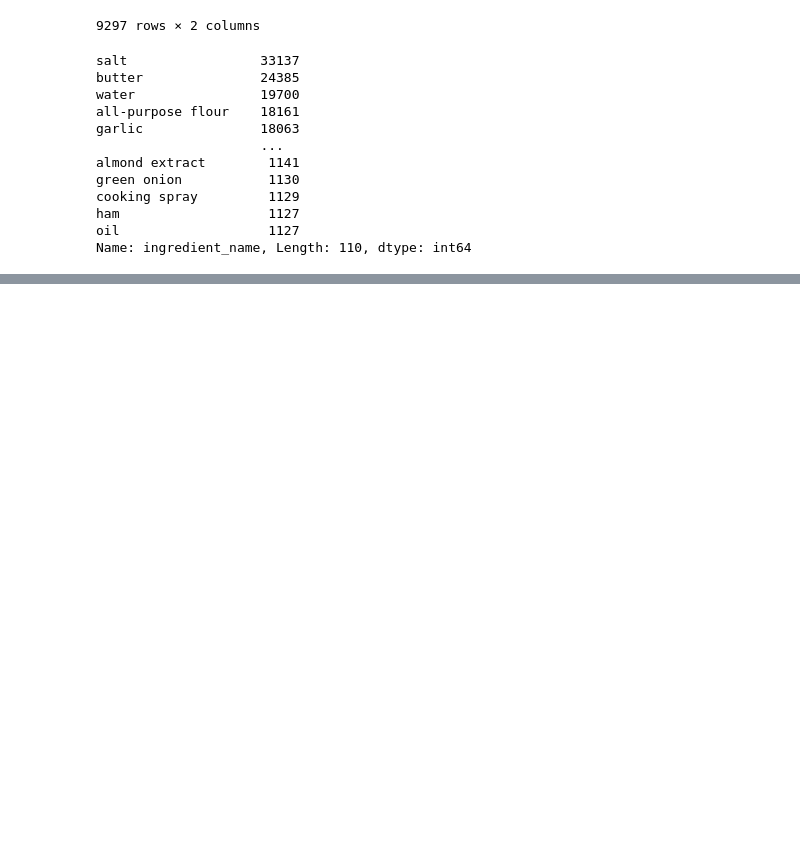
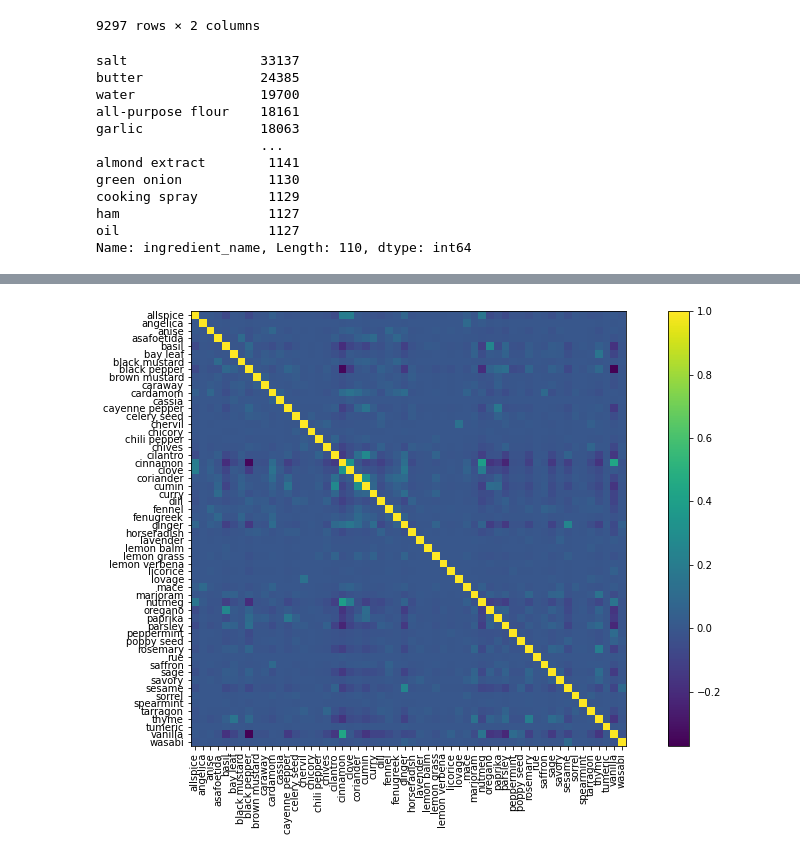
Before and after one commit to wcedmisten/foodFinder, a Jupyter notebook: All Recipes Exploratory Data Analysis.ipynb, the cells around one changed output, grey strips where cells are left out. Cells and saved outputs as stored; diff of their text form; code cells hidden in the pictures; blank space fills up the shorter version.

Commit message:
Add correlation matrix plot

```diff
--- a/All Recipes Exploratory Data Analysis.ipynb
+++ b/All Recipes Exploratory Data Analysis.ipynb
@@ -175,0 +180,15 @@ Name: ingredient_name, Length: 104539, dtype: object
+# %%
+spices_count = recipes_with_spices.groupby("url", as_index=False).agg(spices_count=("spice", "count"), url=("url", "first"))
+
+spices_count
+recipes_with_spices
+recipes_with_spices_with_count = recipes_with_spices.merge(spices_count, on="url")
+
+multi_spice_recipes = recipes_with_spices_with_count.loc[recipes_with_spices_with_count["spices_count"] > 1]
+
+dummy = pd.get_dummies(multi_spice_recipes, columns=["spice"], prefix='', prefix_sep='').groupby(['url'], as_index=False).max()
+# %%
+spice_corr = dummy.drop(columns=multi_spice_recipes.columns, errors="ignore")
+corr = spice_corr.corr()
+
+corr
@@ -175,0 +214,18 @@ Name: ingredient_name, Length: 104539, dtype: object
+# %%
+import matplotlib.pyplot as plt
+import numpy as np
+
+fig = plt.figure(figsize=(15,8))
+ax1 = fig.add_subplot(111)
+plt.imshow(corr, interpolation='nearest')
+plt.colorbar()
+labels = spice_corr.columns.tolist()
+ax1.set_xticklabels(labels,rotation=90, fontsize=10)
+ax1.set_yticklabels(labels,fontsize=10)
+
+ax1.set_xticks(np.arange(len(labels)))
+ax1.set_yticks(np.arange(len(labels)))
+
+plt.show()
+# %% [output]
+[figure, added]
```
Also changed, not shown: parts of 2 cells of this notebook, 2 other files.
